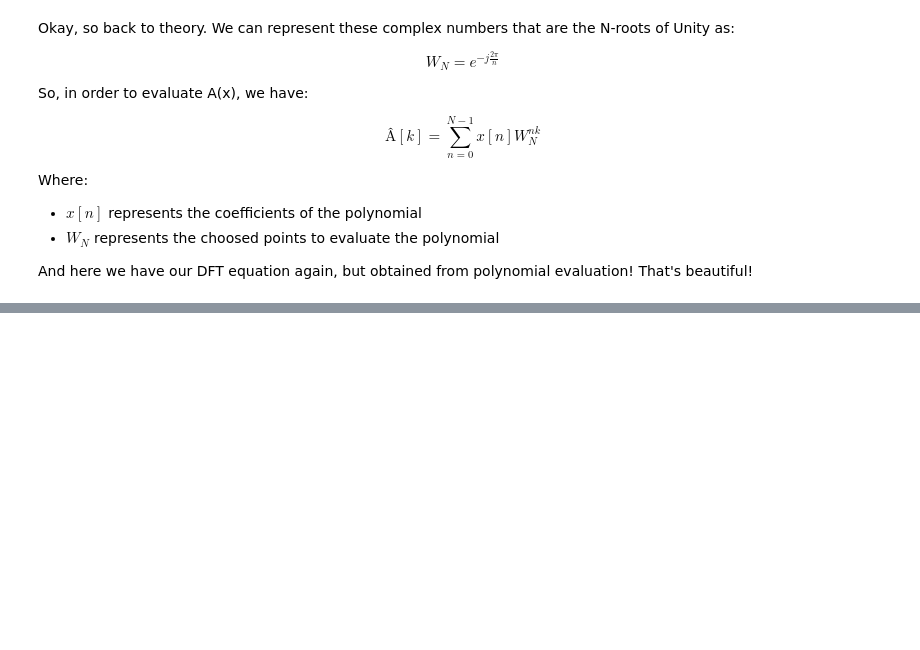
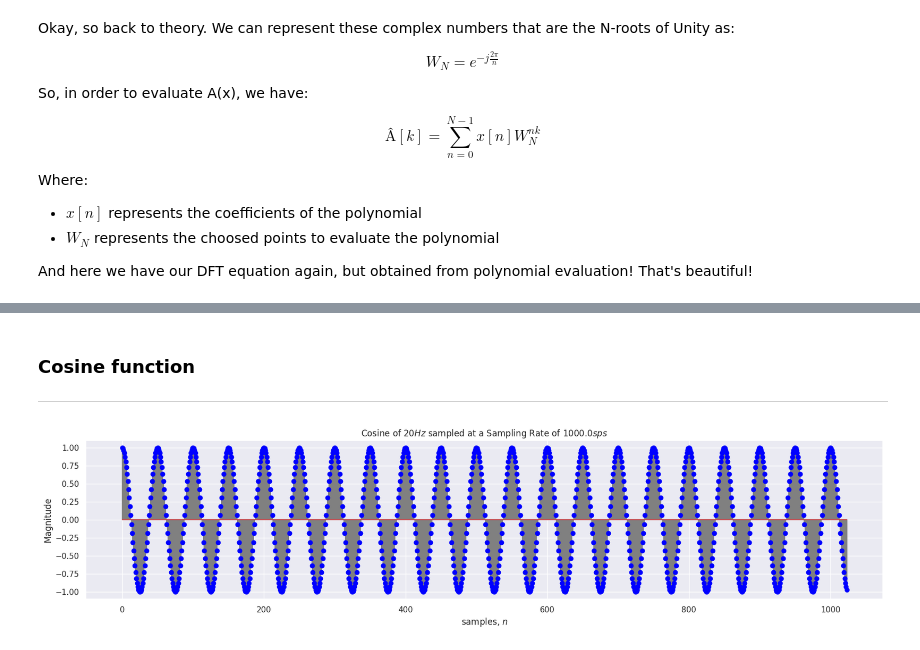
Before and after one commit to JoaoPi314/PDS-sampling-exercise, a Jupyter notebook: FFT implementation.ipynb, the cells around one changed output, grey strips where cells are left out. Saved outputs shown, nothing was run; the diff lists cells and outputs as text; code cells hidden in the pictures; blank space fills up the shorter version.

```diff
--- a/FFT implementation.ipynb
+++ b/FFT implementation.ipynb
@@ -228,0 +300,16 @@ The list of specifications will be granted with TDD (Test Driven Development). T
+# %% [markdown]
+### Cosine function
+***
+# %%
+Fs = 1e3 #sps
+f = 20 # Hz
+cosine = np.cos(2*np.pi*f*n/Fs)
+
+plt.figure(figsize=(20,4))
+plt.stem(n, cosine, linefmt='grey', markerfmt='blue')
+plt.title(f'Cosine of ${f}Hz$ sampled at a Sampling Rate of ${Fs}sps$')
+plt.xlabel('samples, $n$')
+plt.ylabel('Magnitude')
+plt.show()
+# %% [output]
+[figure, added]
```
Also changed, not shown: parts of 19 cells of this notebook, 2 other files.
